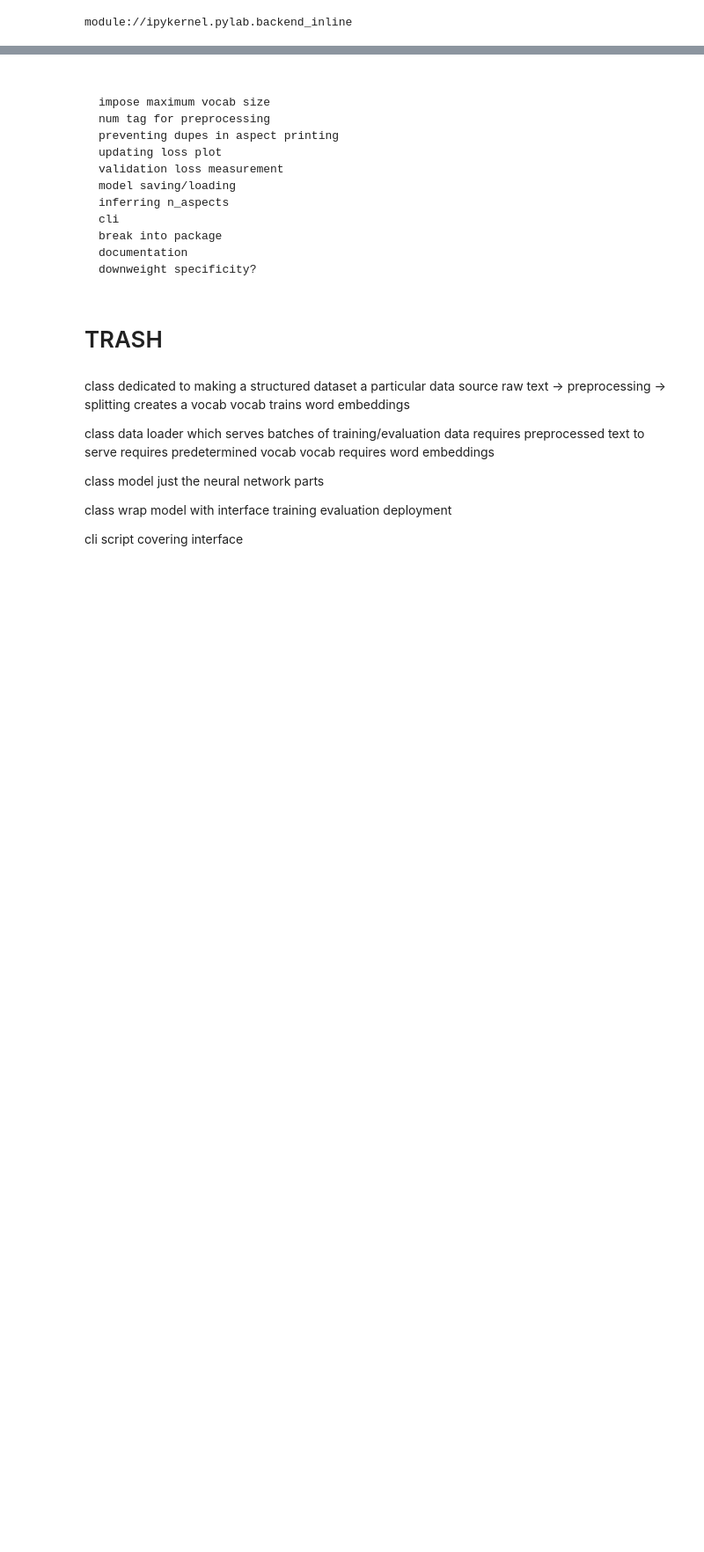
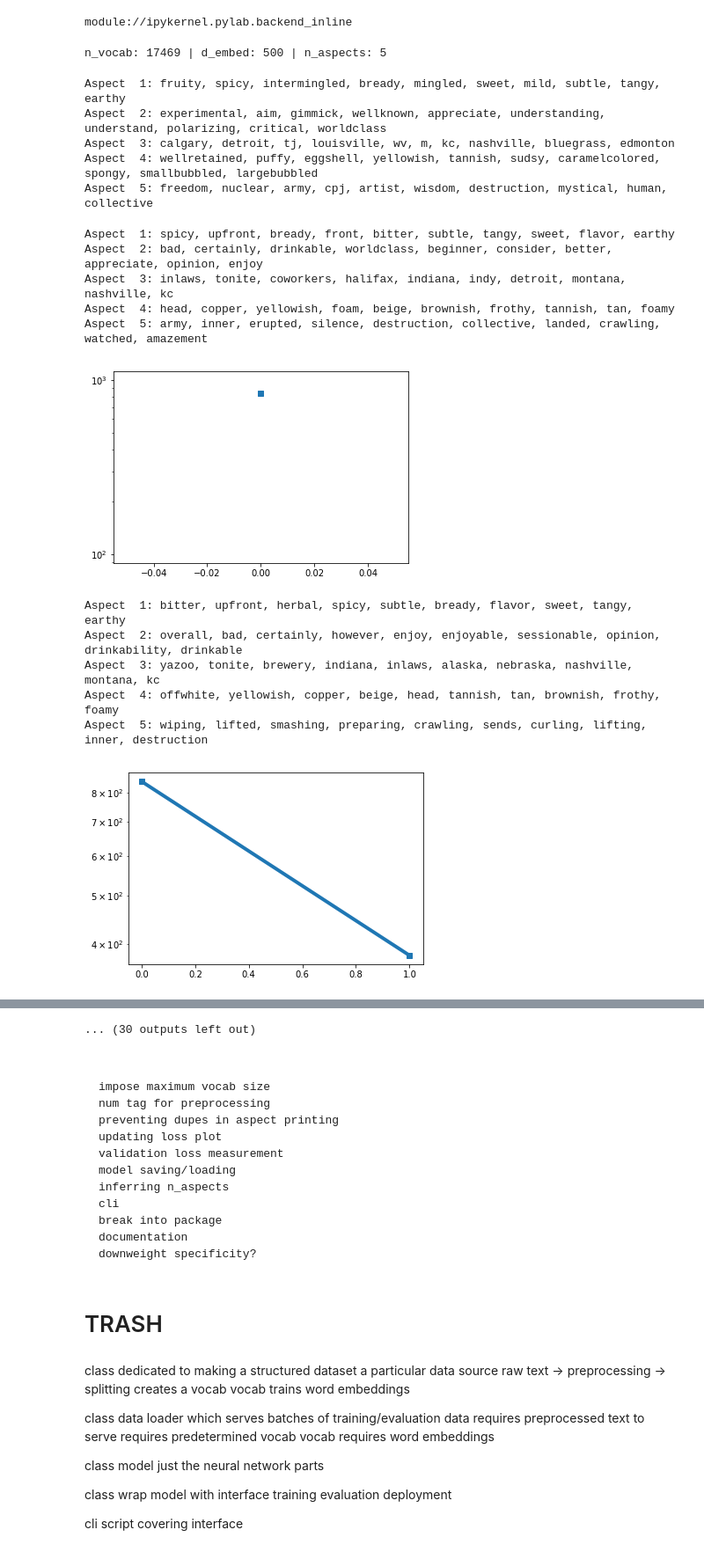
Before and after one commit to ctogle/abae_pytorch, a Jupyter notebook: abae.ipynb, the cells around one changed output, grey strips where cells are left out. Shown at 88% size. Drawn from its saved outputs; the diff is of its cells as text; code cells hidden in the pictures; blank space fills up the shorter version.

```diff
--- a/abae.ipynb
+++ b/abae.ipynb
@@ -88,7 +167,7 @@ class word2vec:
 
     def __init__(self, corpus_path):
         self.corpus_path = corpus_path
-        self.n_words = 0
+        self.n_vocab = 0
 
     def __iter__(self):
         with codecs.open(self.corpus_path, 'r', 'utf-8') as f:
@@ -98,9 +177,9 @@ class word2vec:
     def add(self, *words):
         for word in words:
             if not word in self.w2i:
-                self.w2i[word] = self.n_words
+                self.w2i[word] = self.n_vocab
                 self.i2w[self.w2i[word]] = word
-                self.n_words += 1
+                self.n_vocab += 1
 
     def embed(self, model_path, d_embed, window=5, min_count=10, workers=16):
         if os.path.isfile(model_path):
@@ -300,13 +380,35 @@ def train(dataset, device='cuda', epochs=5, epochsize=50, batchsize=100, initial
         plt.show()
 # %%
 d_embed = 500
-n_aspects = 20
+n_aspects = 5
 
 #wd = wikidata('./data/wiki_01')
 #wd = wikidata('./data/restaurant.train.txt', d_embed, n_aspects)
 wd = wikidata('./data/beer.train.txt', d_embed, n_aspects)
 
 x = (wd.n_vocab, wd.w2v.d_embed, wd.w2v.n_aspects)
 print('n_vocab: %d | d_embed: %d | n_aspects: %d' % x)
 
-train(wd, device='cpu', epochs=10, epochsize=100, batchsize=100, initial_lr=0.01)
+batchsize = 100
+
+with new_dataloader(wd.w2v.w2i, wd.prep_path, batchsize=batchsize) as dl:
+    train(dl, wd.w2v, device='cuda', epochs=20, epochsize=100, batchsize=batchsize, initial_lr=0.001)
+# %% [output]
+n_vocab: 17469 | d_embed: 500 | n_aspects: 5
+Aspect  1: fruity, spicy, intermingled, bready, mingled, sweet, mild, subtle, tangy, earthy
+Aspect  2: experimental, aim, gimmick, wellknown, appreciate, understanding, understand, polarizing, critical, worldclass
+Aspect  3: calgary, detroit, tj, louisville, wv, m, kc, nashville, bluegrass, edmonton
+Aspect  4: wellretained, puffy, eggshell, yellowish, tannish, sudsy, caramelcolored, spongy, smallbubbled, largebubbled
+Aspect  5: freedom, nuclear, army, cpj, artist, wisdom, destruction, mystical, human, collective
+Aspect  1: spicy, upfront, bready, front, bitter, subtle, tangy, sweet, flavor, earthy
+Aspect  2: bad, certainly, drinkable, worldclass, beginner, consider, better, appreciate, opinion, enjoy
+Aspect  3: inlaws, tonite, coworkers, halifax, indiana, indy, detroit, montana, nashville, kc
+Aspect  4: head, copper, yellowish, foam, beige, brownish, frothy, tannish, tan, foamy
+Aspect  5: army, inner, erupted, silence, destruction, collective, landed, crawling, watched, amazement
+[figure, added]
+Aspect  1: bitter, upfront, herbal, spicy, subtle, bready, flavor, sweet, tangy, earthy
+Aspect  2: overall, bad, certainly, however, enjoy, enjoyable, sessionable, opinion, drinkability, drinkable
+Aspect  3: yazoo, tonite, brewery, indiana, inlaws, alaska, nebraska, nashville, montana, kc
+Aspect  4: offwhite, yellowish, copper, beige, head, tannish, tan, brownish, frothy, foamy
+Aspect  5: wiping, lifted, smashing, preparing, crawling, sends, curling, lifting, inner, destruction
+[figure, added]
@@ -313,3 +433,4 @@ train(wd, device='cpu', epochs=10, epochsize=100, batchsize=100, initial_lr=0.01
+... (30 outputs left out)
 # %% [markdown]
 #
 
```
Also changed, not shown: parts of 6 cells of this notebook.
